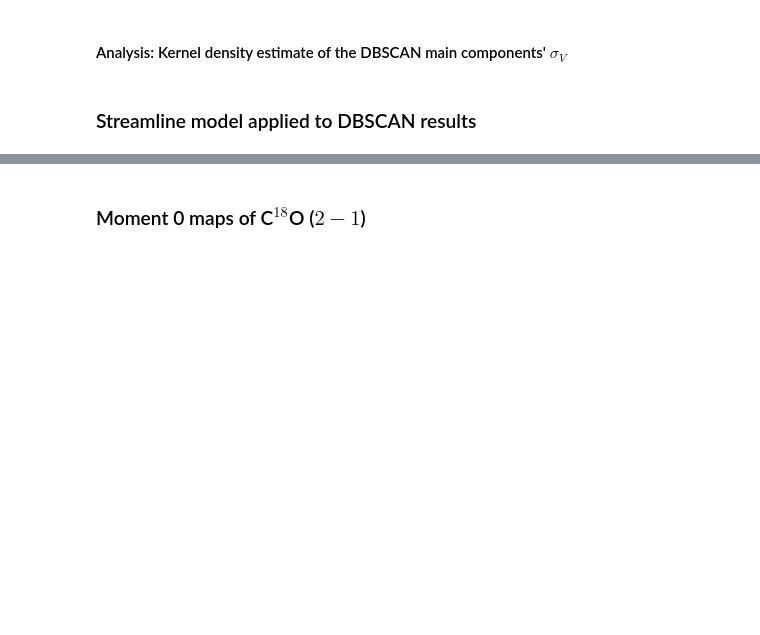
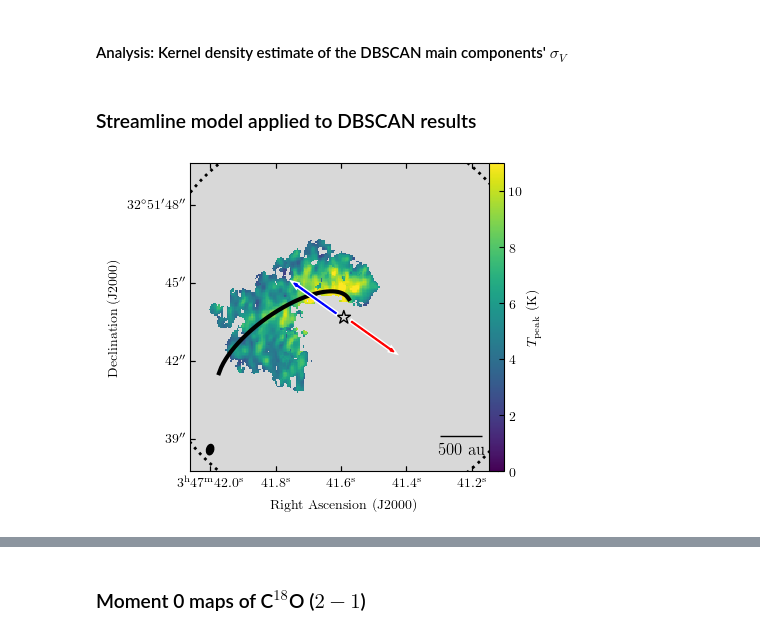
Before and after one commit to tere-valdivia/Barnard_5_infall, a Jupyter notebook: figures.ipynb, the cells around one changed output, grey strips where cells are left out. Saved outputs shown, nothing was run; the diff lists cells and outputs as text; code cells hidden in the pictures; blank space fills up the shorter version.

```diff
--- a/figures.ipynb
+++ b/figures.ipynb
@@ -1916,22 +1918,55 @@ fil0_ra_tinyred, fil0_dec_tinyred, dsky0_tinyred, velo0_tinyred = np.load(sl_tin
 # %%
 # plot of the tpeak with an outflow contour and the
 figname = figurefolder + 'B5IRS1_H2COa_robust05_multi_3_blueshifted_env_woutflow_wmodel.pdf'
 savefigure = True
 
-fig = plt.figure(figsize=(4,4))
-gc = plot_aplpy_subfig(h2cotpeakbluefile, fig, (1,1,1), 'linear', 0, 11, 'viridis', label_col='k',barsize=1000)
-gc.recenter(ra_yso, dec_yso, 0.0015)
-gc.show_markers(ra_yso, dec_yso, marker='*', alpha=0.8, layer='lay_yso',  facecolor='None', edgecolor='k', s=100)
-gc.tick_labels.set_xformat('hh:mm:ss.s')
-gc.colorbar.set_axis_label_text(r'$T_{peak}$ (K)')
-gc.show_arrows(ra_yso+0.0001, dec_yso+0.000045, 0.0005, 0.0003, color='w', zorder=100, linewidth=3)
-gc.show_arrows(ra_yso+0.0001, dec_yso+0.000045, 0.0005, 0.0003, color='b', zorder=100)
-gc.show_arrows(ra_yso-0.0001, dec_yso-0.000045, -0.0005, -0.0003, color='w', linewidth=3)
-gc.show_arrows(ra_yso-0.0001, dec_yso-0.000045, -0.0005, -0.0003, color='r', zorder=100)
-# gc.show_markers(spine_coords_ra, spine_coords_dec, marker='.', alpha=0.5, facecolor='b', edgecolor=None, s=80)
-gc.show_markers(fil0_ra_blue, fil0_dec_blue, marker='.', alpha=0.5, facecolor='k', edgecolor=None, s=40)
+# fig = plt.figure(figsize=(4,4))
+# gc = plot_aplpy_subfig(h2cotpeakbluefile, fig, (1,1,1), 'linear', 0, 11, 'viridis', label_col='k',barsize=1000)
+# gc.recenter(ra_yso, dec_yso, 0.0015)
+# gc.show_markers(ra_yso, dec_yso, marker='*', alpha=0.8, layer='lay_yso',  facecolor='None', edgecolor='k', s=100)
+# gc.tick_labels.set_xformat('hh:mm:ss.s')
+# gc.colorbar.set_axis_label_text(r'$T_{peak}$ (K)')
+# gc.show_arrows(ra_yso+0.0001, dec_yso+0.000045, 0.0005, 0.0003, color='w', zorder=100, linewidth=3)
+# gc.show_arrows(ra_yso+0.0001, dec_yso+0.000045, 0.0005, 0.0003, color='b', zorder=100)
+# gc.show_arrows(ra_yso-0.0001, dec_yso-0.000045, -0.0005, -0.0003, color='w', linewidth=3)
+# gc.show_arrows(ra_yso-0.0001, dec_yso-0.000045, -0.0005, -0.0003, color='r', zorder=100)
+# # gc.show_markers(spine_coords_ra, spine_coords_dec, marker='.', alpha=0.5, facecolor='b', edgecolor=None, s=80)
+# gc.show_markers(fil0_ra_blue, fil0_dec_blue, marker='.', alpha=1, facecolor='k', edgecolor=None, s=40)
+
+
+header1 = fits.getheader(h2cotpeakbluefile)
+data2 = fits.getdata(h2cotpeakbluefile)
+wcs = WCS(header1)
+bmaj, bmin = np.array([header1['BMAJ'], header1['BMIN']])*u.deg
+bpa = header1['BPA'] * u.deg
+pbradius = (primary_beam_alma(freq_H2CO)/2).to(u.deg).value / header1['CDELT2']
+scalebarsize = 500 #au
+scalebardeg = (scalebarsize / dist_B5.value) * u.arcsec
+cmap2 = plt.cm.get_cmap("viridis").copy()
+cmap2.set_bad('0.85', 1.)
+
+fig = plt.figure(figsize=(6,4))
+ax = fig.add_subplot(111, projection=wcs)
+sc2 = ax.imshow(data2, vmin=0, vmax=11, cmap=cmap2, interpolation='nearest') # Tpeak
+plt.colorbar(sc2, ax=ax, label=r'$T_{\mathrm{peak}}$ (K)', pad=-0.02)
+ax.scatter(ra_yso, dec_yso, transform=ax.get_transform('fk5'), marker='*', s=100, facecolor='none', edgecolor='k')
+pb = Circle((rapix, decpix), pbradius, ec = 'k', fc='None', ls=':', lw=2)
+ax.add_patch(pb)
+add_beam(ax, major=bmaj, minor=bmin, angle=bpa, frame=False, pad=0.8, ec = 'k', fc='k')
+ax.set_xlim([rapix-110,rapix+110])
+ax.set_ylim([decpix-110,decpix+110])
+ax.set_xlabel(r'Right Ascension (J2000)')
+ax.set_ylabel(r'Declination (J2000)')
+ax.plot(fil0_ra_blue, fil0_dec_blue, 'k-', transform=ax.get_transform('fk5'), linewidth=3)
+ax.arrow(ra_yso+0.0001, dec_yso+0.000045, 0.0005, 0.0003, width=0.00001, transform=ax.get_transform('fk5'), color='w', zorder=100, linewidth=3)
+ax.arrow(ra_yso+0.0001, dec_yso+0.000045, 0.0005, 0.0003, width=0.00001, transform=ax.get_transform('fk5'), color='b', zorder=100)
+ax.arrow(ra_yso-0.0001, dec_yso-0.000045, -0.0005, -0.0003, width=0.00001, transform=ax.get_transform('fk5'), color='w', linewidth=3)
+ax.arrow(ra_yso-0.0001, dec_yso-0.000045, -0.0005, -0.0003, width=0.00001, transform=ax.get_transform('fk5'), color='r', zorder=100)
+add_scalebar(ax, scalebardeg, label=str(scalebarsize)+' au', color='k', pad=0.4, fontproperties=fm.FontProperties(size=12))
 if savefigure:
     fig.savefig(figname, bbox_inches='tight')
+# %% [output]
+[figure, added]
 # %%
 # plot of the tpeak with an outflow contour for the redshifted component
 figname = figurefolder + 'B5IRS1_H2COa_robust05_multi_3_redshifted_env_woutflow_wmodel.pdf'
```
Also changed, not shown: parts of 2 cells of this notebook, 6 other files.
